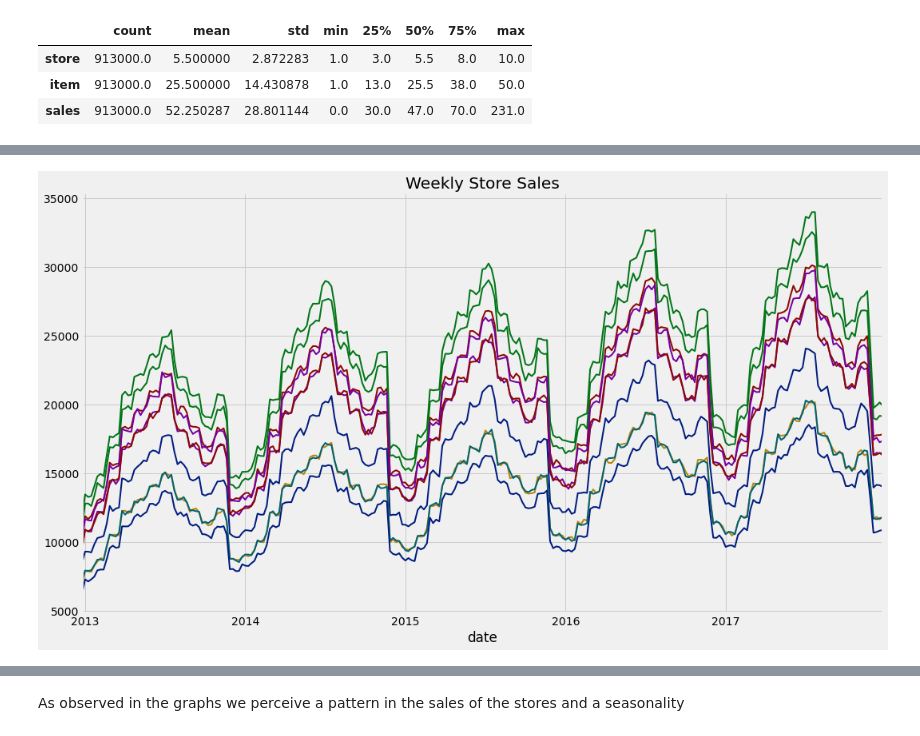
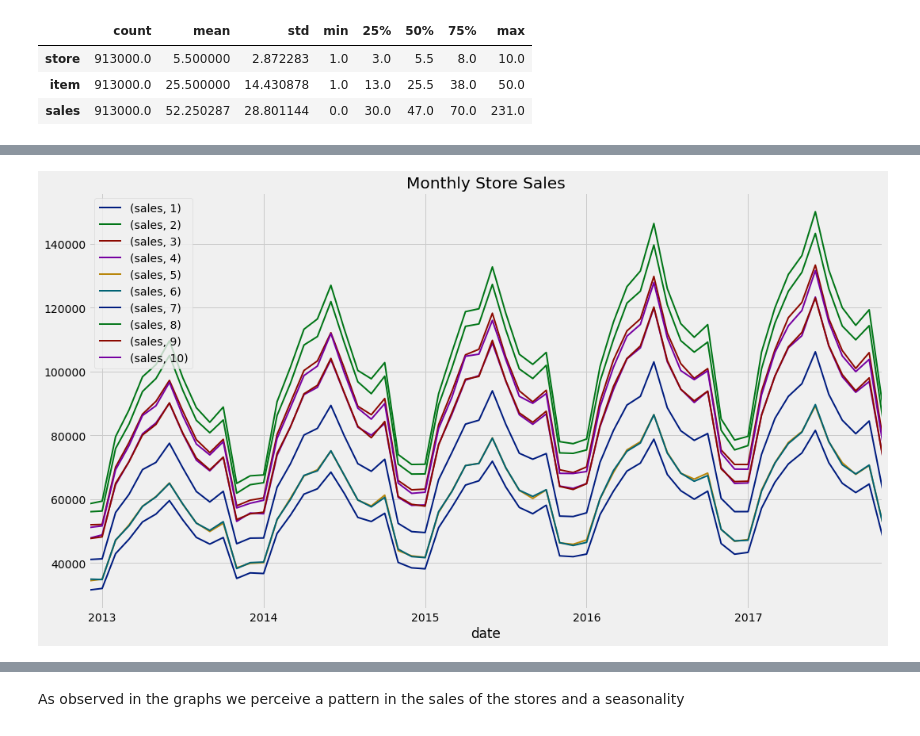
Before and after one commit to FabioCaffarello/Demand-Forecasting, a Jupyter notebook: 02-NoteBooks/01-Baseline.ipynb, the cells around one changed output, grey strips where cells are left out. Cells and saved outputs as stored; diff of their text form; code cells hidden in the pictures.

Commit message:
add exploratory_data_analysis module

```diff
--- a/02-NoteBooks/01-Baseline.ipynb
+++ b/02-NoteBooks/01-Baseline.ipynb
@@ -74,6 +65,4 @@ stores.sort_index(inplace = True)
-# %%
-with plt.style.context('seaborn-dark-palette'):
-    stores.plot(figsize=(16,9), title='Weekly Store Sales', legend=None, linewidth=2)
-    plt.show()
-# %% [output]
-[figure, removed]
+# %%
+edaPlot(dataTrain, 'Monthly')
+# %% [output]
+[figure, added]
```
Also changed, not shown: parts of 9 cells of this notebook, 2 other files.
